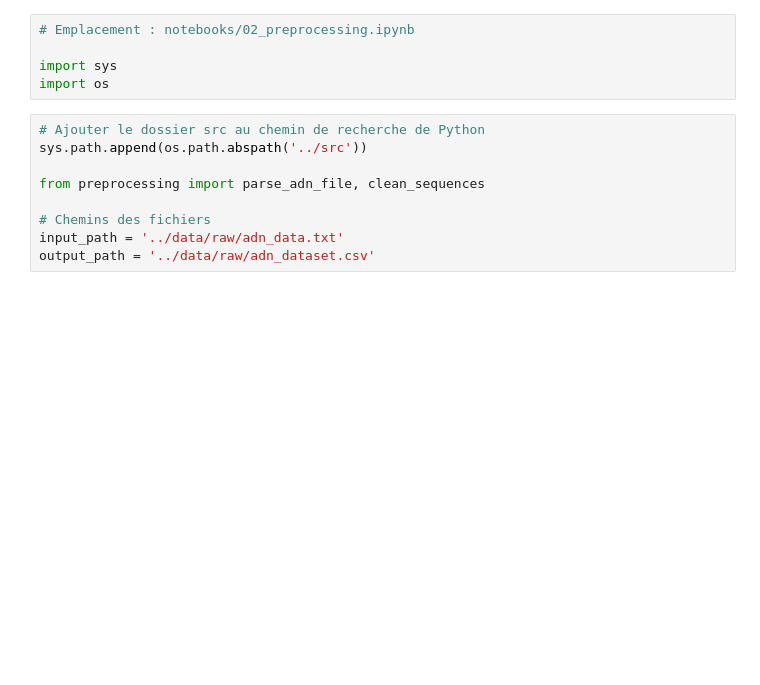
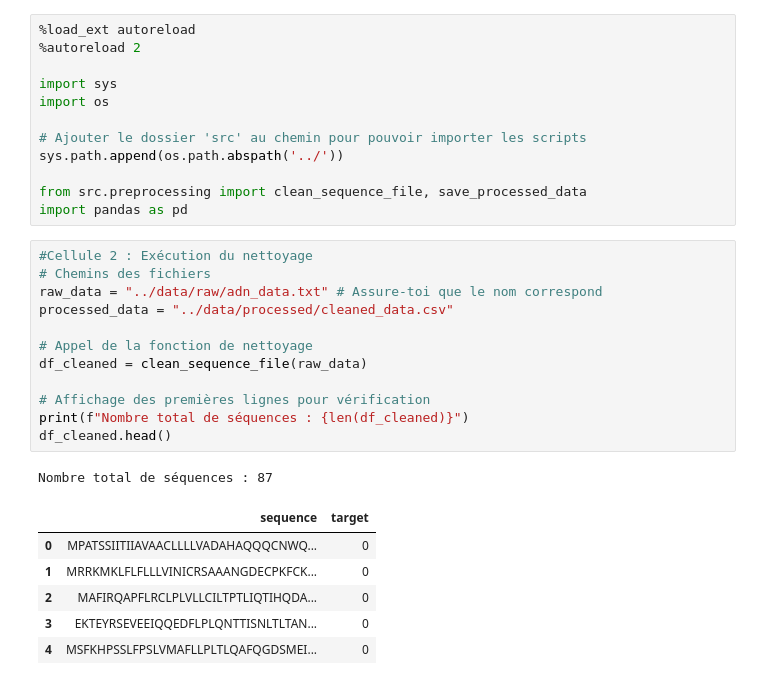
Before and after one commit to omaymajabri-2003/project_bio_informatique, a Jupyter notebook: notebooks/02_preprocessing.ipynb, the cells around one changed output. Saved outputs shown, nothing was run; the diff lists cells and outputs as text; blank space fills up the shorter version.

```diff
--- a/notebooks/02_preprocessing.ipynb
+++ b/notebooks/02_preprocessing.ipynb
@@ -1,15 +1,33 @@
 # %%
-# Emplacement : notebooks/02_preprocessing.ipynb
+%load_ext autoreload
+%autoreload 2
 
 import sys
 import os
+
+# Ajouter le dossier 'src' au chemin pour pouvoir importer les scripts
+sys.path.append(os.path.abspath('../'))
+
+from src.preprocessing import clean_sequence_file, save_processed_data
+import pandas as pd
 # %%
-# Ajouter le dossier src au chemin de recherche de Python
-sys.path.append(os.path.abspath('../src'))
+#Cellule 2 : Exécution du nettoyage
+# Chemins des fichiers
+raw_data = "../data/raw/adn_data.txt" # Assure-toi que le nom correspond
+processed_data = "../data/processed/cleaned_data.csv"
 
-from preprocessing import parse_adn_file, clean_sequences
+# Appel de la fonction de nettoyage
+df_cleaned = clean_sequence_file(raw_data)
 
-# Chemins des fichiers
-input_path = '../data/raw/adn_data.txt'
-output_path = '../data/raw/adn_dataset.csv'
+# Affichage des premières lignes pour vérification
+print(f"Nombre total de séquences : {len(df_cleaned)}")
+df_cleaned.head()
+# %% [output]
+Nombre total de séquences : 87
+|  | sequence | target |
+| 0 | MPATSSIITIIAVAACLLLLVADAHAQQQCNWQ... | 0 |
+| 1 | MRRKMKLFLFLLLVINICRSAAANGDECPKFCK... | 0 |
+| 2 | MAFIRQAPFLRCLPLVLLCILTPTLIQTIHQDA... | 0 |
+| 3 | EKTEYRSEVEEIQQEDFLPLQNTTISNLTLTAN... | 0 |
+| 4 | MSFKHPSSLFPSLVMAFLLPLTLQAFQGDSMEI... | 0 |
 # %%
```
Also changed, not shown: parts of 4 cells of this notebook, 34 other files.
